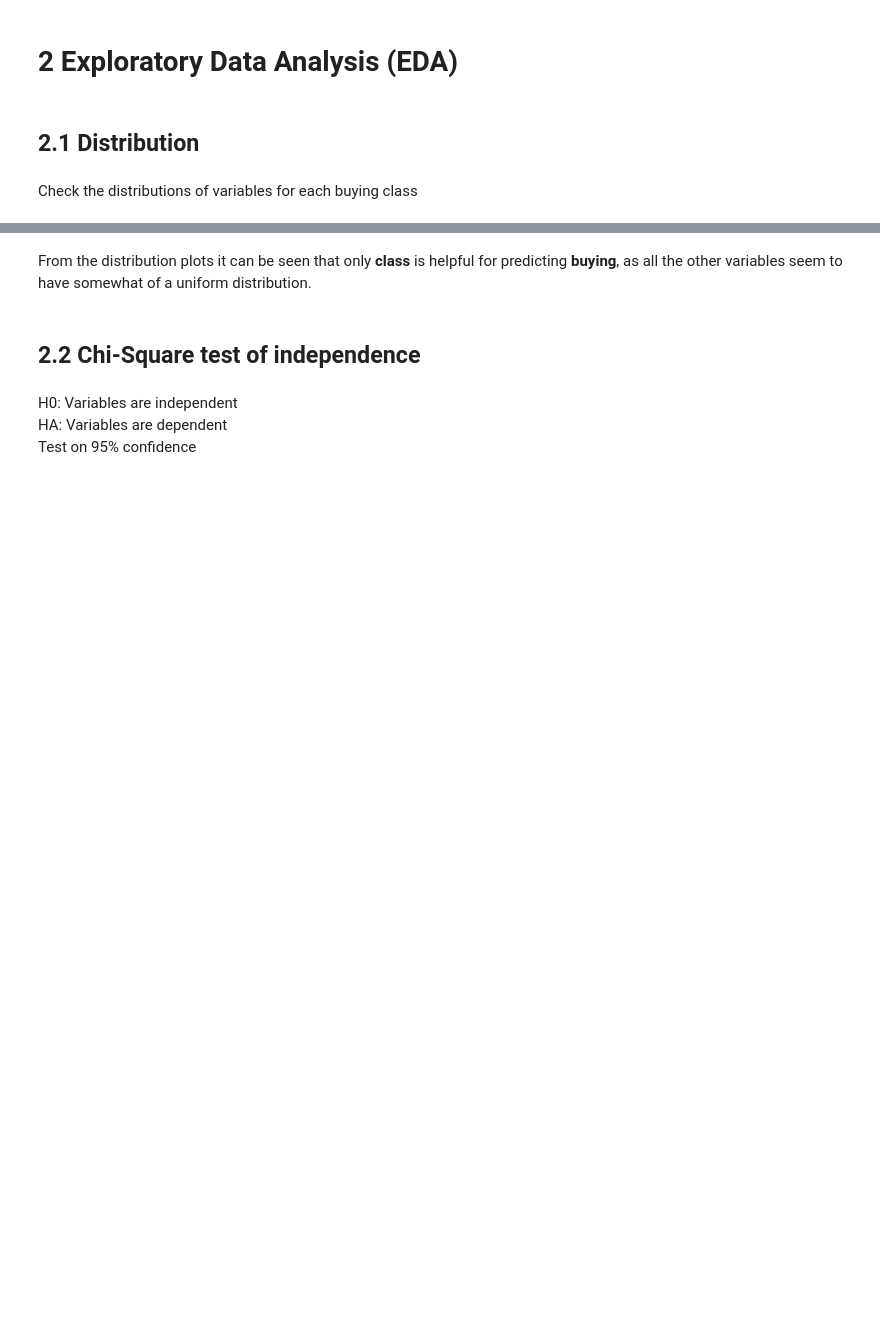
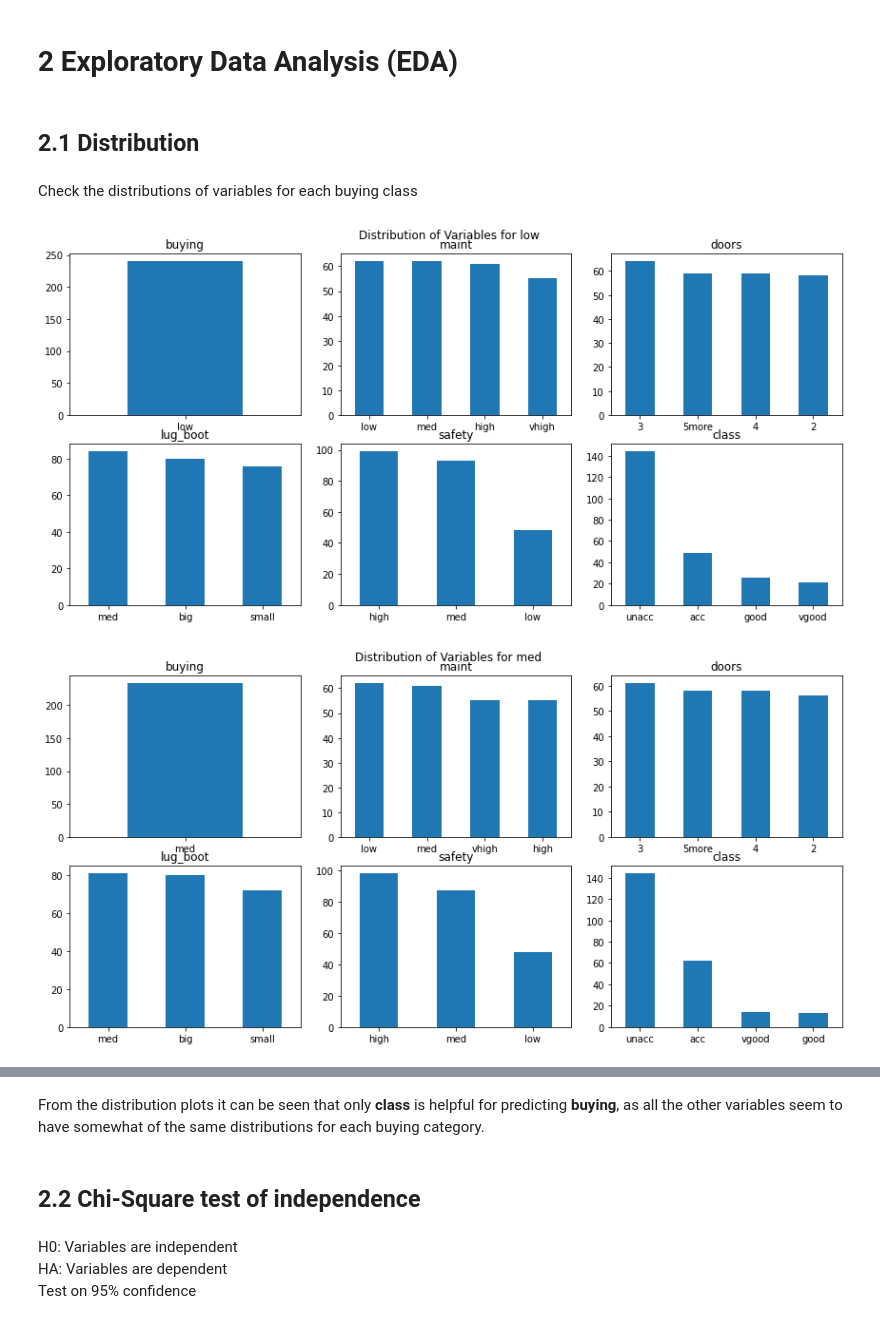
Before and after one commit to Jamestth/Tech-Challenge-100722, a Jupyter notebook: Round 2 Technical Assessment/Section 5 - Machine Learning/Cars Model.ipynb, the cells around one changed output, grey strips where cells are left out. Cells and saved outputs as stored; diff of their text form; code cells hidden in the pictures; blank space fills up the shorter version.

```diff
--- a/Round 2 Technical Assessment/Section 5 - Machine Learning/Cars Model.ipynb
+++ b/Round 2 Technical Assessment/Section 5 - Machine Learning/Cars Model.ipynb
@@ -65,5 +82,10 @@ ConnectionError: ignored
 # read Data
 data =  pd.read_csv("car.data", sep=",", header = None )
 data.columns = ["buying", "maint", "doors", "persons", "lug_boot", "safety", "class"]
+
+# Drop Persons as it is not required in the prediction
+data.drop("persons", inplace = True, axis = 1)
+
+# Summary
 print(data.shape)
 data.head()
@@ -73,2 +105,5 @@ data.drop_duplicates().shape
+# %%
+# Drop duplicates
+data = data.drop_duplicates()
 # %%
 data.info()
@@ -85,18 +146,21 @@ Check the distributions of variables for each buying class
 # %%
 # Function to plot the distributions based on a filter rule
 def plot_distributions(subset_rule, title):
     plot_data = data[subset_rule]
-    fig, ax = plt.subplots(2, 4, figsize=(12,6))
+    fig, ax = plt.subplots(2, 3, figsize=(12,6))
     fig.suptitle(f"Distribution of Variables for {title}")
     fig.tight_layout()
     fig.subplots_adjust(top=0.92)
     for i, categorical_feature in enumerate(data):
-        plot = plot_data[categorical_feature].value_counts().plot(kind = "bar", ax=ax[i // 4][i % 4])
+        plot = plot_data[categorical_feature].value_counts().plot(kind = "bar", ax=ax[i // 3][i % 3])
         plot.set_title(categorical_feature)
         plot.tick_params(axis='x', rotation=0)
     fig.show()
 
 # Plot the distributions based on the different classes in buying
 for buying_class in ["low", "med", "high", "vhigh"]:
     subset_rule = data["buying"] == buying_class
     plot_distributions(subset_rule, buying_class)
+# %% [output]
+[figure, added]
+[figure, added]
@@ -103,5 +169,5 @@ for buying_class in ["low", "med", "high", "vhigh"]:
 # %% [markdown]
-From the distribution plots it can be seen that only **class** is helpful for predicting **buying**, as all the other variables seem to have somewhat of a uniform distribution.
+From the distribution plots it can be seen that only **class** is helpful for predicting **buying**, as all the other variables seem to have somewhat of the same distributions for each buying category.
 # %% [markdown]
 ## 2.2 Chi-Square test of independence
 # %% [markdown]
```
Also changed, not shown: parts of 51 cells of this notebook.
